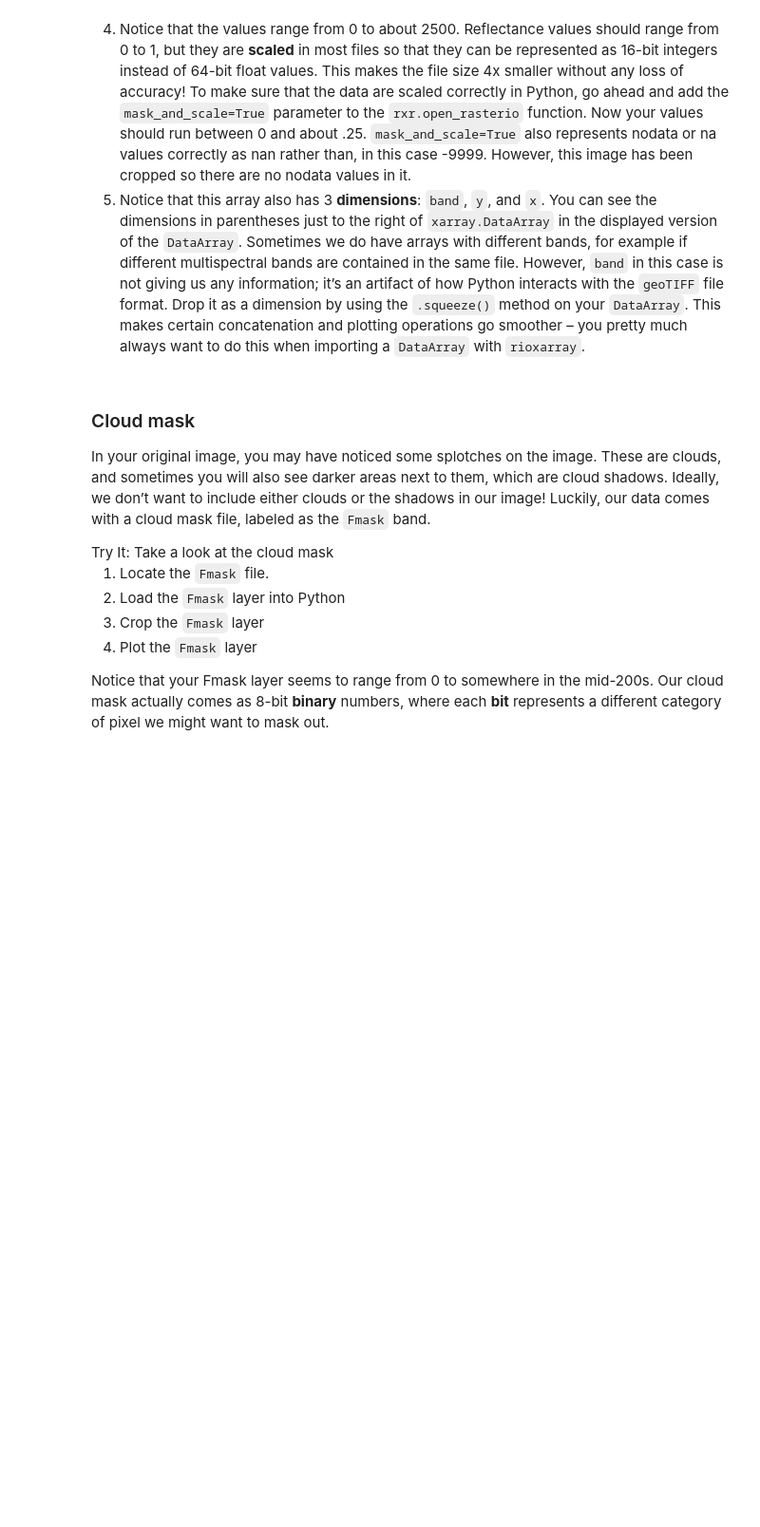
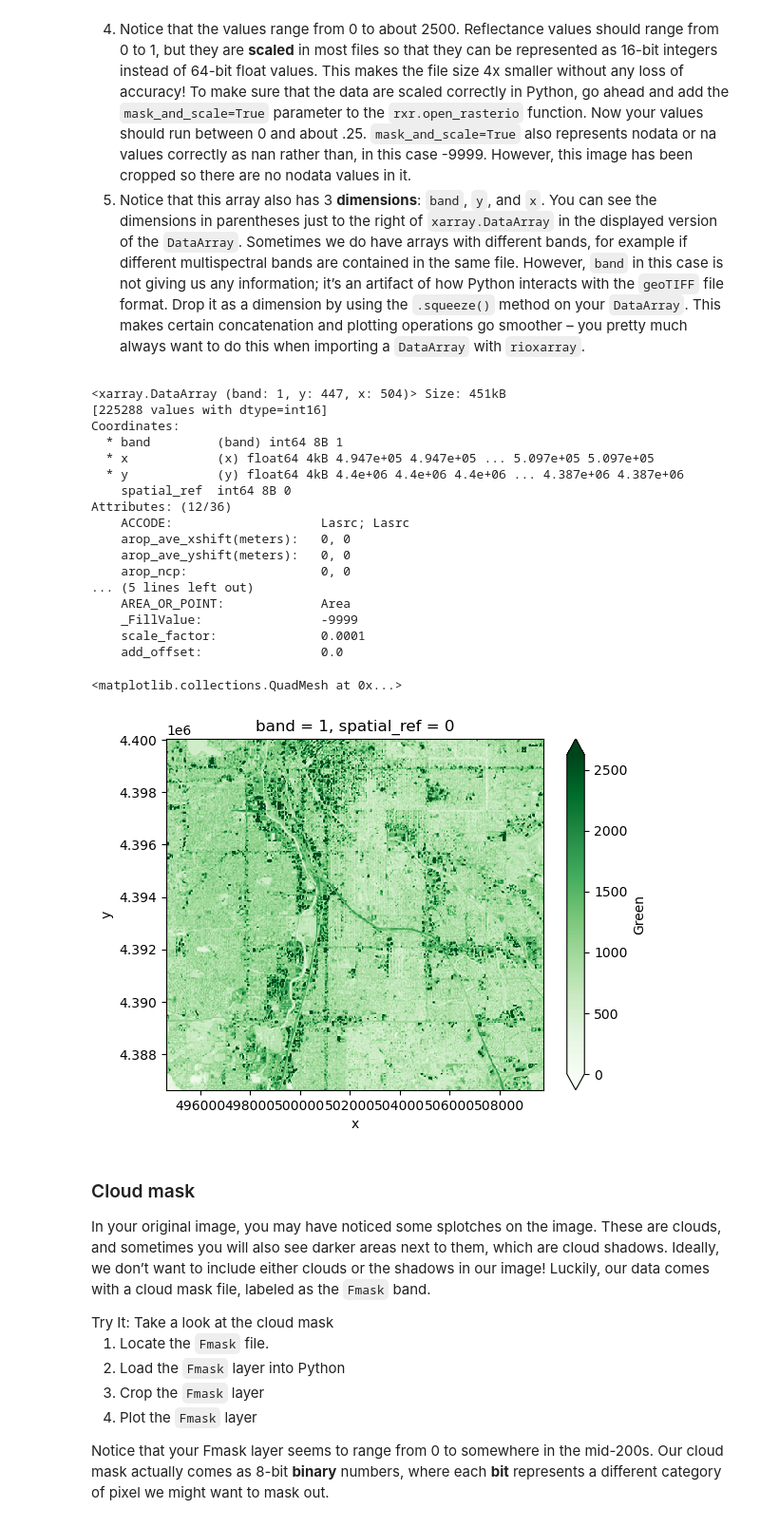
Before and after one commit to earthlab-education/03-redlining-amarangunic, a Jupyter notebook: notebooks/redlining-32-wrangle-multispectral.ipynb, the cells around one changed output. Shown at 95% size. Cells and saved outputs as stored; diff of their text form; code cells hidden in the pictures; blank space fills up the shorter version.

```diff
--- a/notebooks/redlining-32-wrangle-multispectral.ipynb
+++ b/notebooks/redlining-32-wrangle-multispectral.ipynb
@@ -47,18 +47,19 @@ files.</li>
 </ol></div></div>
 # %%
 # Prepare URL and file path for download
-multispectral_url(
+multispectral_url = (
     "https://github.com/cu-esiil-edu/esiil-learning-portal"
     "/releases/download/data-release/redlining-foundations-data.zip"
 )
-multispectral_dir = os.path.join(data_dir,)
+multispectral_dir = os.path.join(data_dir, 'multispectral')
 
-# Download sample raster data
-response = requests.get(multispectral_url)
+if not glob(os.path.join(multispectral_dir, '*.tif')):
+    # Download sample raster data
+    multispectral_response = requests.get(multispectral_url)
 
 # Save the raster data (uncompressed)
-with zipfile.ZipFile(BytesIO(response.content)) as sample_data_zip:
-    sample_data_zip.extractall(multispectral_dir)
+with zipfile.ZipFile(BytesIO(multispectral_response.content)) as multispectral_zip:
+    multispectral_zip.extractall(multispectral_dir)
 # %% [markdown]
 ### Working with multispectral data
 
@@ -125,11 +126,32 @@ pretty much always want to do this when importing a
 </ol></div></div>
 # %%
 # Find the path to the green layer
+green_path = glob(os.path.join(multispectral_dir, '*B03*.tif'))[0]
 
 # Open the green data in Python
 green_da = rxr.open_rasterio(green_path)
 display(green_da)
 green_da.plot(cmap='Greens', vmin=0, robust=True)
+# %% [output]
+<xarray.DataArray (band: 1, y: 447, x: 504)> Size: 451kB
+[225288 values with dtype=int16]
+Coordinates:
+  * band         (band) int64 8B 1
+  * x            (x) float64 4kB 4.947e+05 4.947e+05 ... 5.097e+05 5.097e+05
+  * y            (y) float64 4kB 4.4e+06 4.4e+06 4.4e+06 ... 4.387e+06 4.387e+06
+    spatial_ref  int64 8B 0
+Attributes: (12/36)
+    ACCODE:                    Lasrc; Lasrc
+    arop_ave_xshift(meters):   0, 0
+    arop_ave_yshift(meters):   0, 0
+    arop_ncp:                  0, 0
+... (5 lines left out)
+    AREA_OR_POINT:             Area
+    _FillValue:                -9999
+    scale_factor:              0.0001
+    add_offset:                0.0
+<matplotlib.collections.QuadMesh at 0x...>
+[figure, added]
 # %% [markdown]
 ### Cloud mask
 
```
Also changed, not shown: parts of 6 cells of this notebook.
